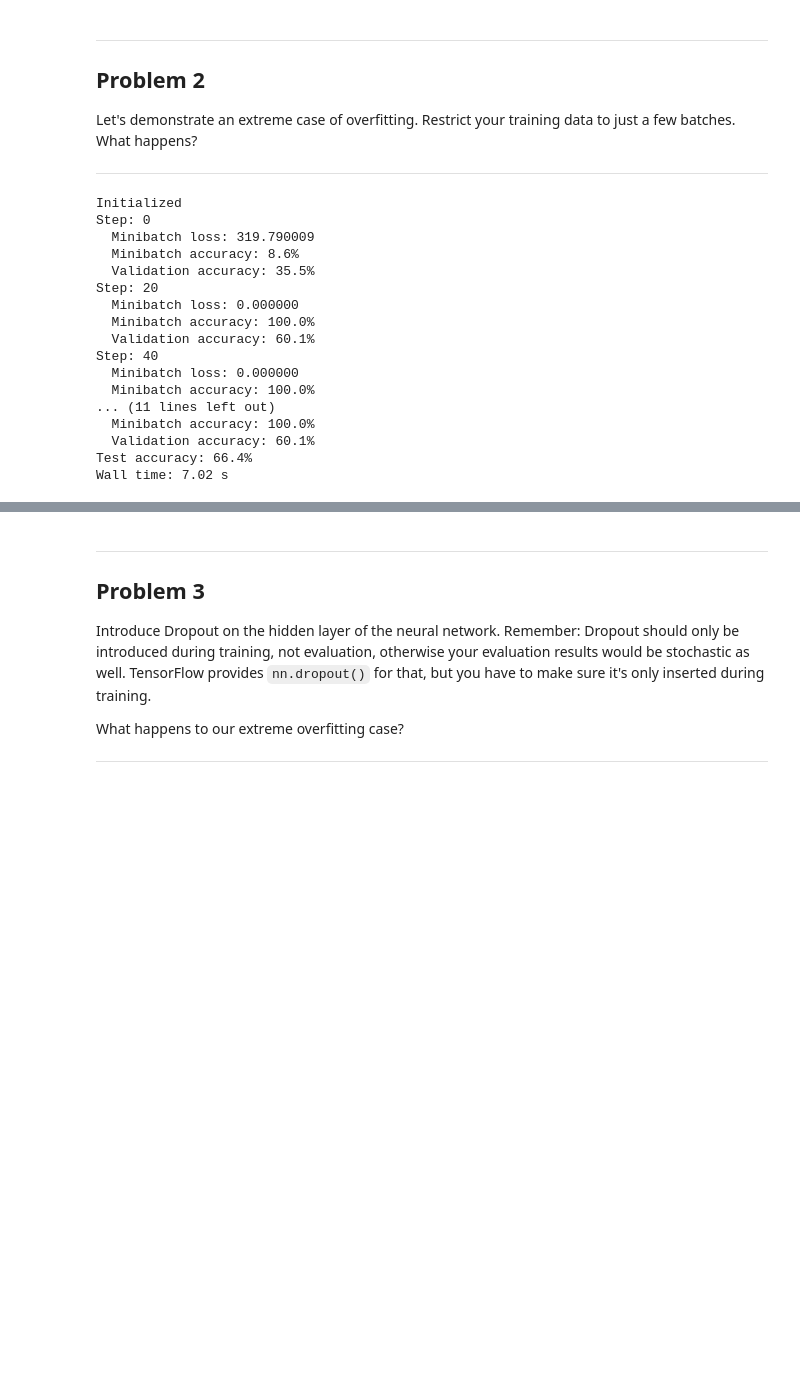
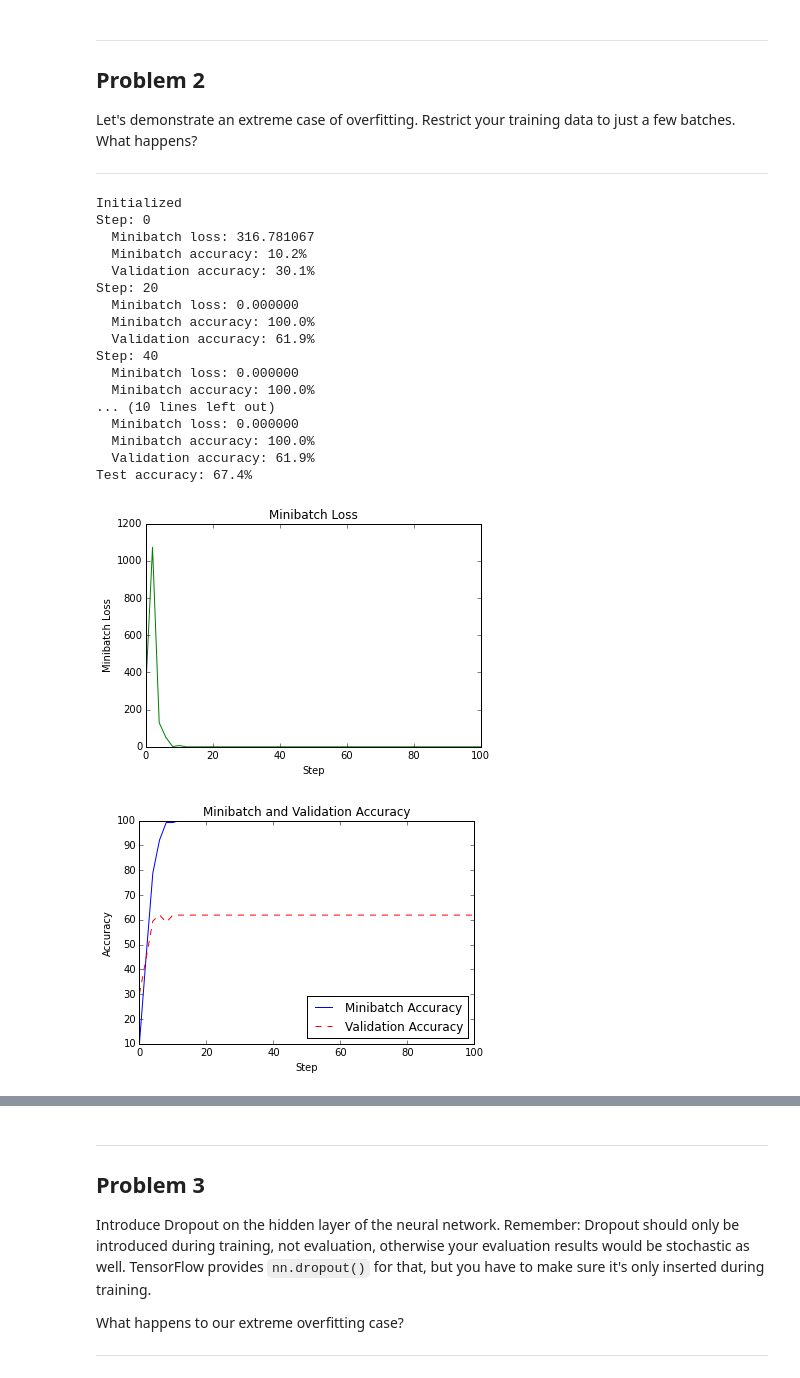
Before and after one commit to frankwwu/Udacity-Deep-Learning, a Jupyter notebook: 3_regularization.ipynb, the cells around one changed output, grey strips where cells are left out. Cells and saved outputs as stored; diff of their text form; code cells hidden in the pictures; blank space fills up the shorter version.

```diff
--- a/3_regularization.ipynb
+++ b/3_regularization.ipynb
@@ -267,7 +351,7 @@ def train_overfiting_model(batch_size, num_hidden_nodes, num_steps, num_bacthes)
         logits = tf.matmul(lay1_train, weights2) + biases2
 
         with tf.name_scope('loss'):
-            loss = tf.reduce_mean(tf.nn.softmax_cross_entropy_with_logits(logits, tf_train_labels))
+            loss = tf.reduce_mean(tf.nn.softmax_cross_entropy_with_logits(logits=logits, labels=tf_train_labels))
             tf.summary.scalar('loss', loss)
 
         with tf.name_scope('train'):
@@ -275,43 +359,57 @@ def train_overfiting_model(batch_size, num_hidden_nodes, num_steps, num_bacthes)
 
         # Predictions for the training, validation, and test data.
         train_prediction = tf.nn.softmax(logits)
         lay1_valid = tf.nn.relu(tf.matmul(tf_valid_dataset, weights1) + biases1)
         valid_prediction = tf.nn.softmax(tf.matmul(lay1_valid, weights2) + biases2)
         lay1_test = tf.nn.relu(tf.matmul(tf_test_dataset, weights1) + biases1)
         test_prediction = tf.nn.softmax(tf.matmul(lay1_test, weights2) + biases2)
 
     with tf.Session(graph=graph) as session:
         tf.global_variables_initializer().run()
         print("Initialized")
+        minibatch_loss = []
+        minibatch_acc = []
+        validation_acc = []
+        eval_every = 2
         for step in range(num_steps):
             offset = step % num_bacthes
             batch_data = train_dataset[offset:(offset + batch_size), :]
             batch_labels = train_labels[offset:(offset + batch_size), :]
             feed_dict = {tf_train_dataset : batch_data, tf_train_labels : batch_labels, beta_regul : 1e-3}
             _, l, predictions = session.run([train_step, loss, train_prediction], feed_dict=feed_dict)
-            if (step % 20 == 0):
-                print("Step: %d" % step)
-                print("  Minibatch loss: %f" % l)
-                print("  Minibatch accuracy: %.1f%%" % accuracy(predictions, batch_labels))
-                print("  Validation accuracy: %.1f%%" % accuracy(valid_prediction.eval(), valid_labels))
+            if (step % eval_every == 0):
+                minibatch_loss.append(l)
+                ma = accuracy(predictions, batch_labels)
+                minibatch_acc.append(ma)
+                va = accuracy(valid_prediction.eval(), valid_labels)
+                validation_acc.append(va)
+                if (step % 20 == 0):
+                    print("Step: %d" % step)
+                    print("  Minibatch loss: %f" % l)
+                    print("  Minibatch accuracy: %.1f%%" % ma)
+                    print("  Validation accuracy: %.1f%%" % va)
         print("Test accuracy: %.1f%%" % accuracy(test_prediction.eval(), test_labels))
+        steps = range(0, num_steps, eval_every)
+        plot_results(steps, minibatch_loss, minibatch_acc, validation_acc)
 
 %time train_overfiting_model(128, 1024, 101, 3)
 # %% [output]
 Initialized
 Step: 0
-  Minibatch loss: 319.790009
-  Minibatch accuracy: 8.6%
-  Validation accuracy: 35.5%
+  Minibatch loss: 316.781067
+  Minibatch accuracy: 10.2%
+  Validation accuracy: 30.1%
 Step: 20
   Minibatch loss: 0.000000
   Minibatch accuracy: 100.0%
-  Validation accuracy: 60.1%
+  Validation accuracy: 61.9%
 Step: 40
   Minibatch loss: 0.000000
   Minibatch accuracy: 100.0%
-... (11 lines left out)
+... (10 lines left out)
+  Minibatch loss: 0.000000
   Minibatch accuracy: 100.0%
-  Validation accuracy: 60.1%
-Test accuracy: 66.4%
-Wall time: 7.02 s
+  Validation accuracy: 61.9%
+Test accuracy: 67.4%
+[figure, added]
+[figure, added]
```
Also changed, not shown: parts of 13 cells of this notebook.
